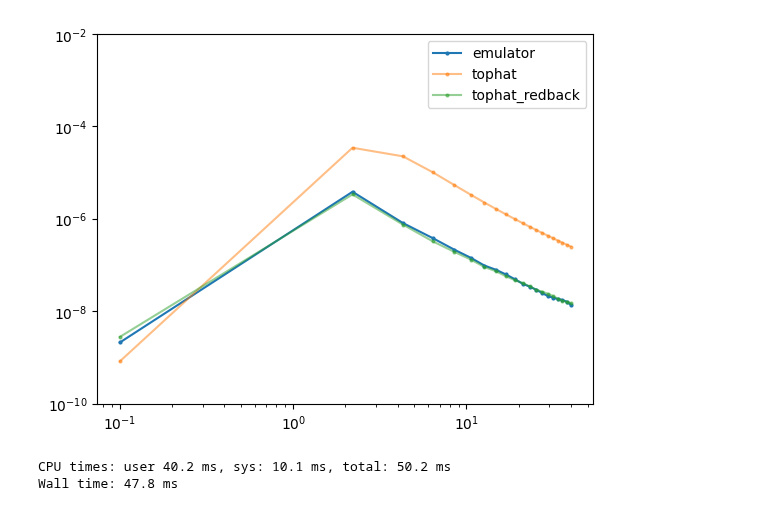
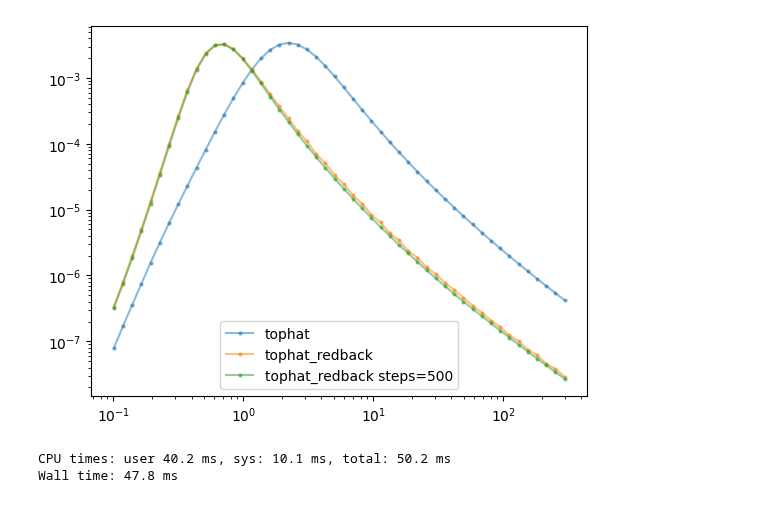
Before and after one commit to wfw23/MPhys_project, a Jupyter notebook: emulator.ipynb, the cells around one changed output. Saved outputs shown, nothing was run; the diff lists cells and outputs as text; code cells hidden in the pictures.

```diff
--- a/emulator.ipynb
+++ b/emulator.ipynb
@@ -8,36 +8,40 @@ from redback.transient_models.afterglow_models import tophat_redback, tophat, to
 # %%
 params={}
 params['av'] = 0.5
-params['loge0'] = 49.5
+params['loge0'] = 51.0
 params['logn0'] = 0.5
 params['p'] = 2.3
 params['logepse'] = -1.25
 params['logepsb'] = -2.5
 params['g0'] = 1000
-params['thv']= 0.5
-params['thc'] = 0.06
+params['thv']= 0.3
+params['thc'] = 0.03
 params['base_model']='tophat_from_emulator'
-params['frequency']=3e14
+params['frequency']=3.45e14
 params['output_format']='flux_density'
 
-time= np.linspace(0.1,40,20)
 
+#time= np.linspace(0.1,50,200)
+time= np.logspace(3.94,7.41,50)/86400
 flux1 = tophat_from_emulator(time, **params)
 params['base_model']='tophat'
 flux2 = tophat(time, **params, redshift=0.01, ksin=1)
 params['base_model']='tophat_redback'
 flux3=  tophat_redback(time, **params, redshift=0.01, xiN=1)
+params['steps']=500
+flux4=  tophat_redback(time, **params, redshift=0.01, xiN=1)
 
 ax=plt.subplot()
-ax.loglog(time,flux1, marker='o', markersize=2, label='emulator')
-ax.loglog(time,flux2, marker='o', markersize=2, label='tophat', alpha=0.5)
-ax.loglog(time,flux3, marker='o', markersize=2, label='tophat_redback', alpha=0.5)
+#ax.loglog(time,flux1, label='emulator',marker='o', markersize=2)
+ax.loglog(time,flux2, label='tophat', alpha=0.5,marker='o', markersize=2)
+ax.loglog(time,flux3, label='tophat_redback', alpha=0.5,marker='o', markersize=2)
+ax.loglog(time,flux4, label='tophat_redback steps=500', alpha=0.5,marker='o', markersize=2)
 plt.legend()
 
-plt.ylim(10e-11,10e-3)
+#plt.ylim(10e-11,10e-3)
 plt.show()
 # %% [output]
-[figure, old version]
+[figure, new version]
 # %%
 %%time
 flux3=  tophat_redback(time, **params, redshift=0.01, xiN=1)
```
Also changed, not shown: 24 other files.
